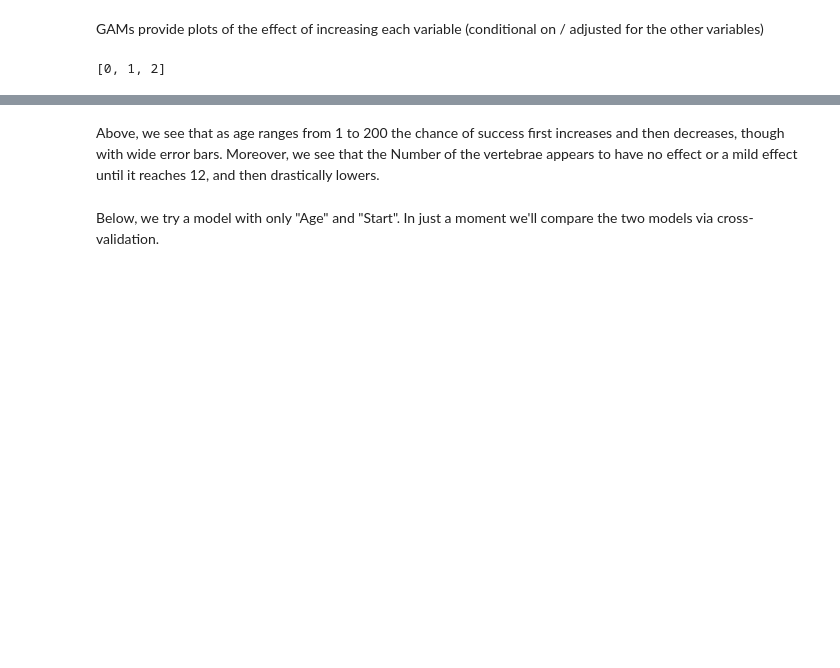
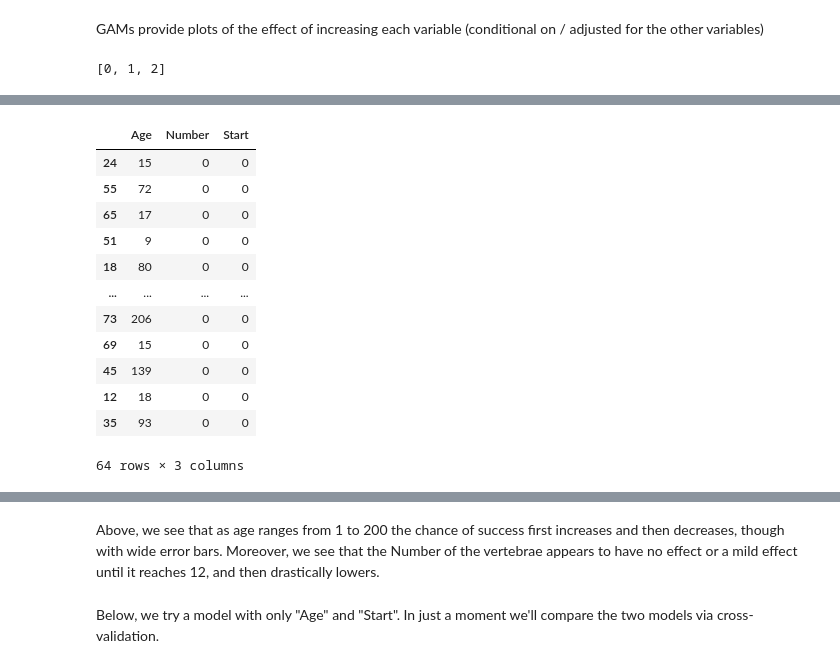
Before and after one commit to xingstar97/2021-CS109B, a Jupyter notebook: content/lectures/lecture01/notebook/cs109b_smoothing_2021_FINAL.ipynb, the cells around one changed output, grey strips where cells are left out. Cells and saved outputs as stored; diff of their text form; code cells hidden in the pictures; blank space fills up the shorter version.

```diff
--- a/content/lectures/lecture01/notebook/cs109b_smoothing_2021_FINAL.ipynb
+++ b/content/lectures/lecture01/notebook/cs109b_smoothing_2021_FINAL.ipynb
@@ -851,0 +853,19 @@ for i, term in enumerate(kyph_gam.terms):
+# %%
+tmp = X.copy()
+tmp["Number"] = 0
+tmp["Start"] = 0
+tmp
+# %% [output]
+|  | Age | Number | Start |
+| 24 | 15 | 0 | 0 |
+| 55 | 72 | 0 | 0 |
+| 65 | 17 | 0 | 0 |
+| 51 | 9 | 0 | 0 |
+| 18 | 80 | 0 | 0 |
+| ... | ... | ... | ... |
+| 73 | 206 | 0 | 0 |
+| 69 | 15 | 0 | 0 |
+| 45 | 139 | 0 | 0 |
+| 12 | 18 | 0 | 0 |
+| 35 | 93 | 0 | 0 |
+64 rows × 3 columns
```
Also changed, not shown: parts of 19 cells of this notebook, 8 other files.
